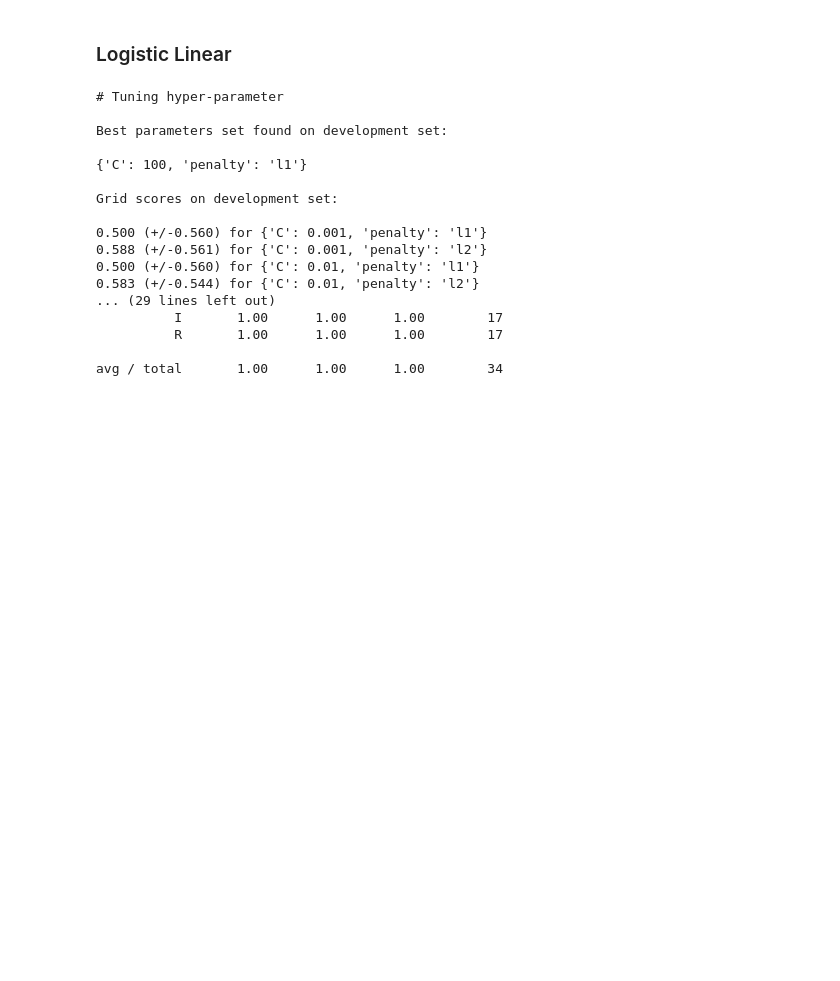
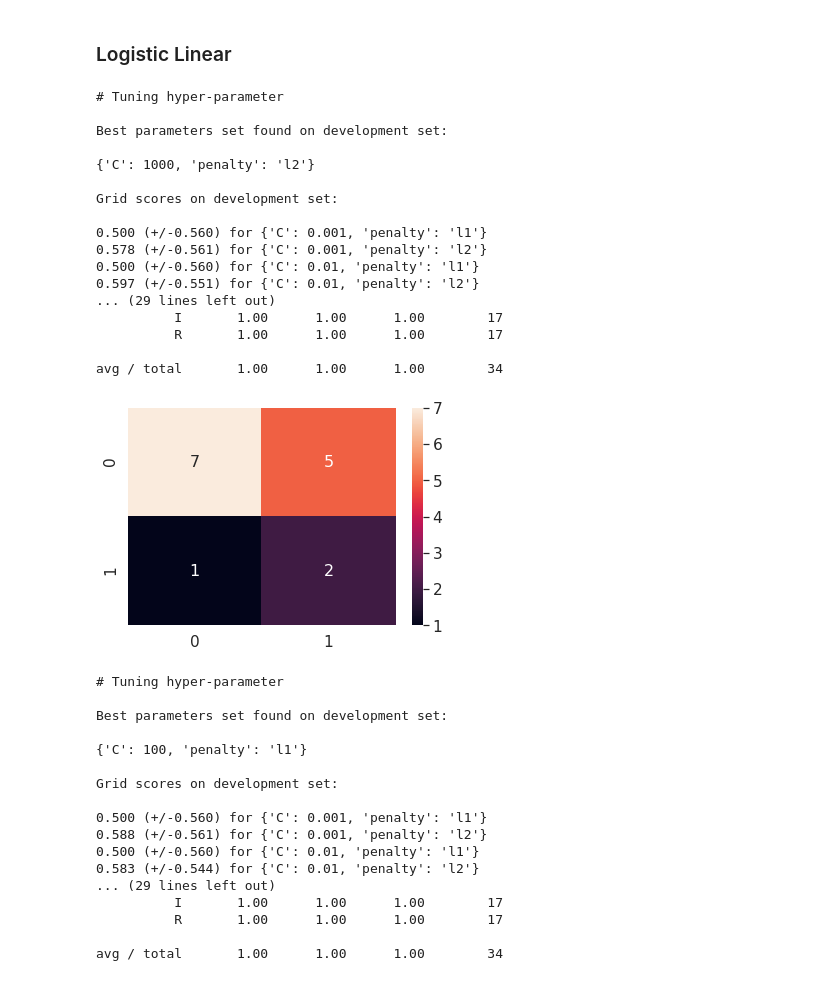
Before and after one commit to jatron/crmo-diagnosis-using-mri, a Jupyter notebook: inception/Inception CNN retraining.ipynb, the cells around one changed output. Saved outputs shown, nothing was run; the diff lists cells and outputs as text; code cells hidden in the pictures; blank space fills up the shorter version.

```diff
--- a/inception/Inception CNN retraining.ipynb
+++ b/inception/Inception CNN retraining.ipynb
@@ -127,3 +161,5 @@ GridSearchCV(cv=LeavePOut(p=3), error_score='raise',
        pre_dispatch='2*n_jobs', refit=True, return_train_score=True,
        scoring=None, verbose=0)
 [figure]
+# %%
+train_knn(X_reduced, y_reduced, False)
@@ -196,6 +259,28 @@ def train_logistic(X,y, multiclass):
         lr = GridSearchCV(linear_model.LogisticRegression(solver='lbfgs', penalty='l2', multi_class="multinomial", max_iter=3000), cv=lpo, param_grid = params)
     utils.do_CV(X,y, lr, multi_class=multiclass)
     return lr
+# %%
+lr = train_logistic(X_reduced, y_reduced, False)
+pickle.dump(lr, open("lr_binary_reduced_model.pkl", "wb") )
+# %% [output]
+# Tuning hyper-parameter
+
+Best parameters set found on development set:
+
+{'C': 1000, 'penalty': 'l2'}
+
+Grid scores on development set:
+
+0.500 (+/-0.560) for {'C': 0.001, 'penalty': 'l1'}
+0.578 (+/-0.561) for {'C': 0.001, 'penalty': 'l2'}
+0.500 (+/-0.560) for {'C': 0.01, 'penalty': 'l1'}
+0.597 (+/-0.551) for {'C': 0.01, 'penalty': 'l2'}
+... (29 lines left out)
+          I       1.00      1.00      1.00        17
+          R       1.00      1.00      1.00        17
+
+avg / total       1.00      1.00      1.00        34
+[figure, added]
 # %%
 lr = train_logistic(X_diff, y_diff, False)
 pickle.dump(lr, open("lr_binary_model.pkl", "wb") )
```
Also changed, not shown: parts of 5 cells of this notebook, 1 other file.
